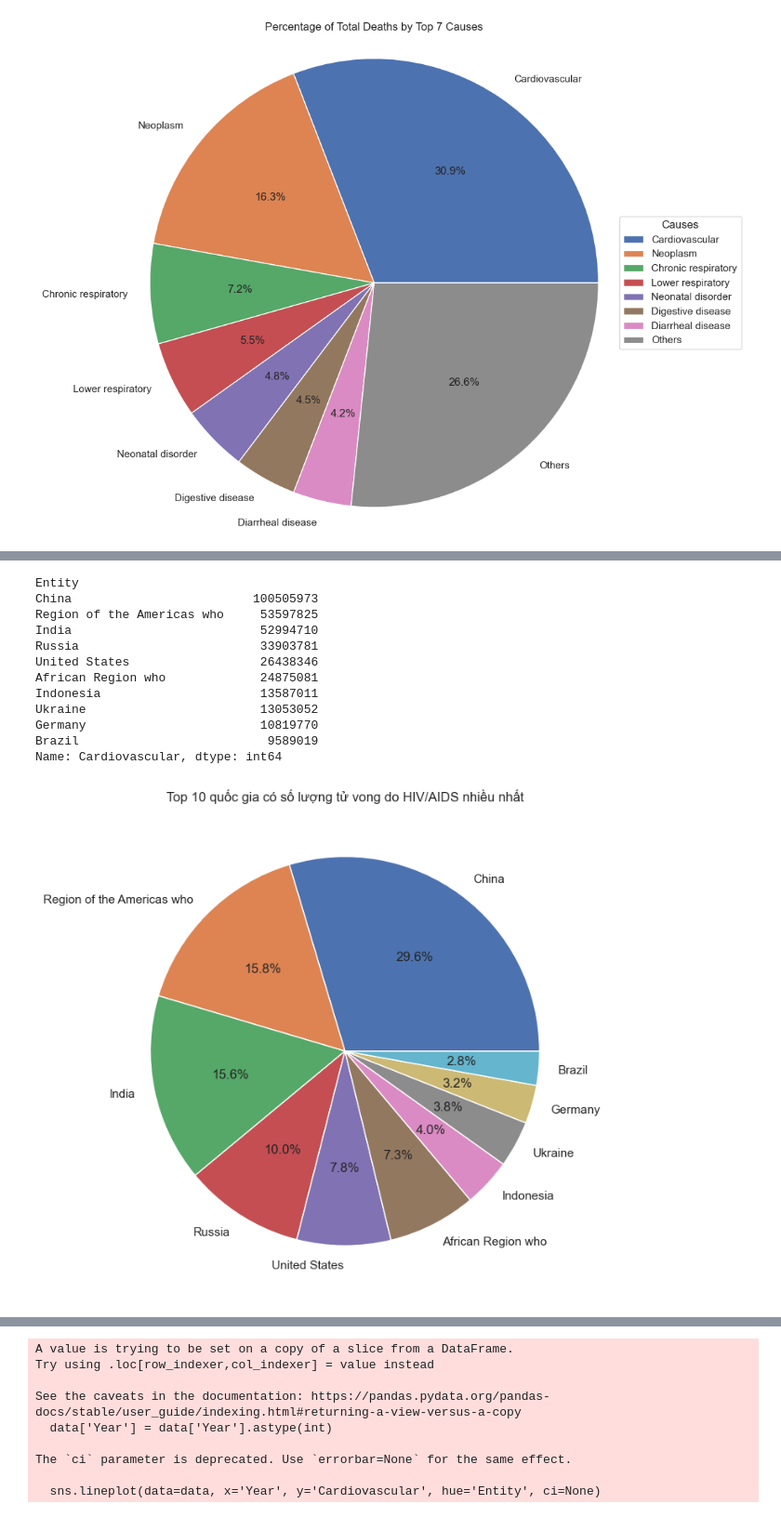
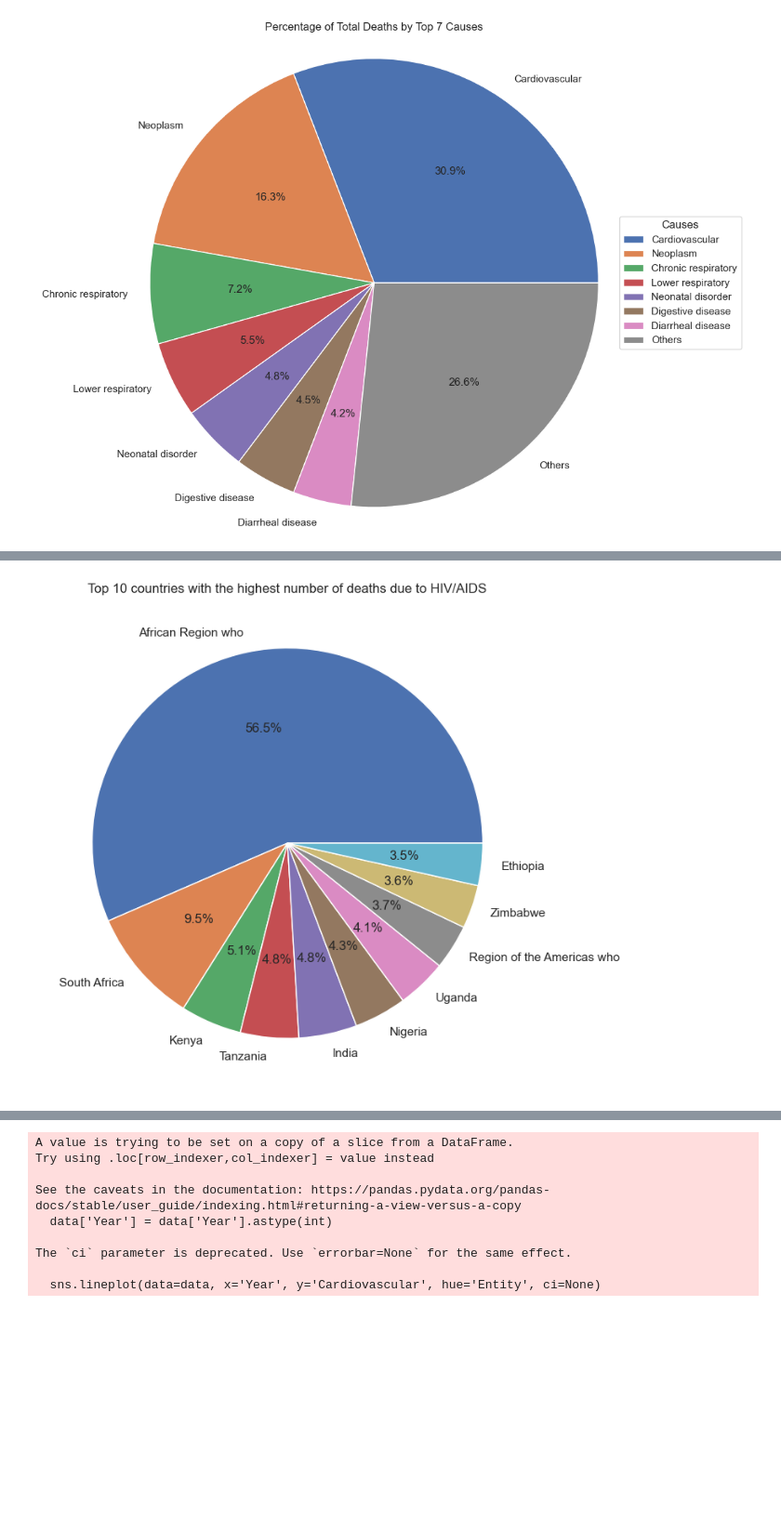
Before and after one commit to hoangvu1806/Analyze-annual-death-data, a Jupyter notebook: analysis.ipynb, the cells around one changed output, grey strips where cells are left out. Shown at 93% size. Cells and saved outputs as stored; diff of their text form; code cells hidden in the pictures; blank space fills up the shorter version.

```diff
--- a/analysis.ipynb
+++ b/analysis.ipynb
@@ -407,29 +438,16 @@ plt.show()
 # %%
-# Chọn nguyên nhân gây tử vong cần phân tích
-cause_of_death = 'Cardiovascular'
+# Select the cause of death to be analyzed
+cause_of_death = 'HIV/AIDS'
 
-# Tính tổng số ca tử vong do nguyên nhân đã chọn theo quốc gia
+# Calculate the total number of deaths from the selected cause by country
 df_total_deaths = df_countries.groupby('Entity')[cause_of_death].sum()
 
-# Lấy top 10 quốc gia có số ca tử vong nhiều nhất
+# Get the top 10 countries with the most deaths
 top_10_countries = df_total_deaths.nlargest(10)
-print(top_10_countries)
-# Vẽ biểu đồ tròn
+
 plt.figure(figsize=(10, 8))
 plt.pie(top_10_countries, labels=top_10_countries.index, autopct='%1.1f%%')
-plt.title('Top 10 quốc gia có số lượng tử vong do HIV/AIDS nhiều nhất')
+plt.title('Top 10 countries with the highest number of deaths due to HIV/AIDS')
 plt.show()
 # %% [output]
-Entity
-China                         100505973
-Region of the Americas who     53597825
-India                          52994710
-Russia                         33903781
-United States                  26438346
-African Region who             24875081
-Indonesia                      13587011
-Ukraine                        13053052
-Germany                        10819770
-Brazil                          9589019
-Name: Cardiovascular, dtype: int64
-[figure, old version]
+[figure, new version]
```
Also changed, not shown: parts of 5 cells of this notebook.
